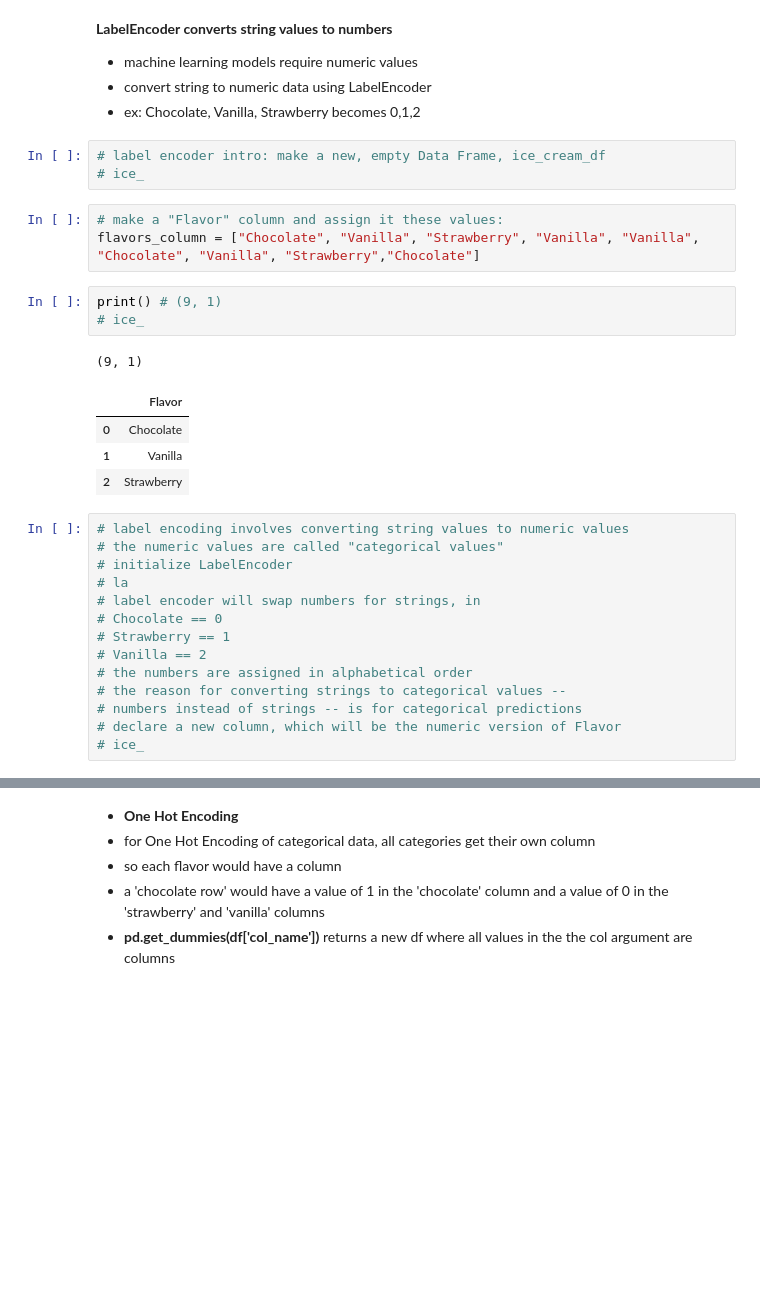
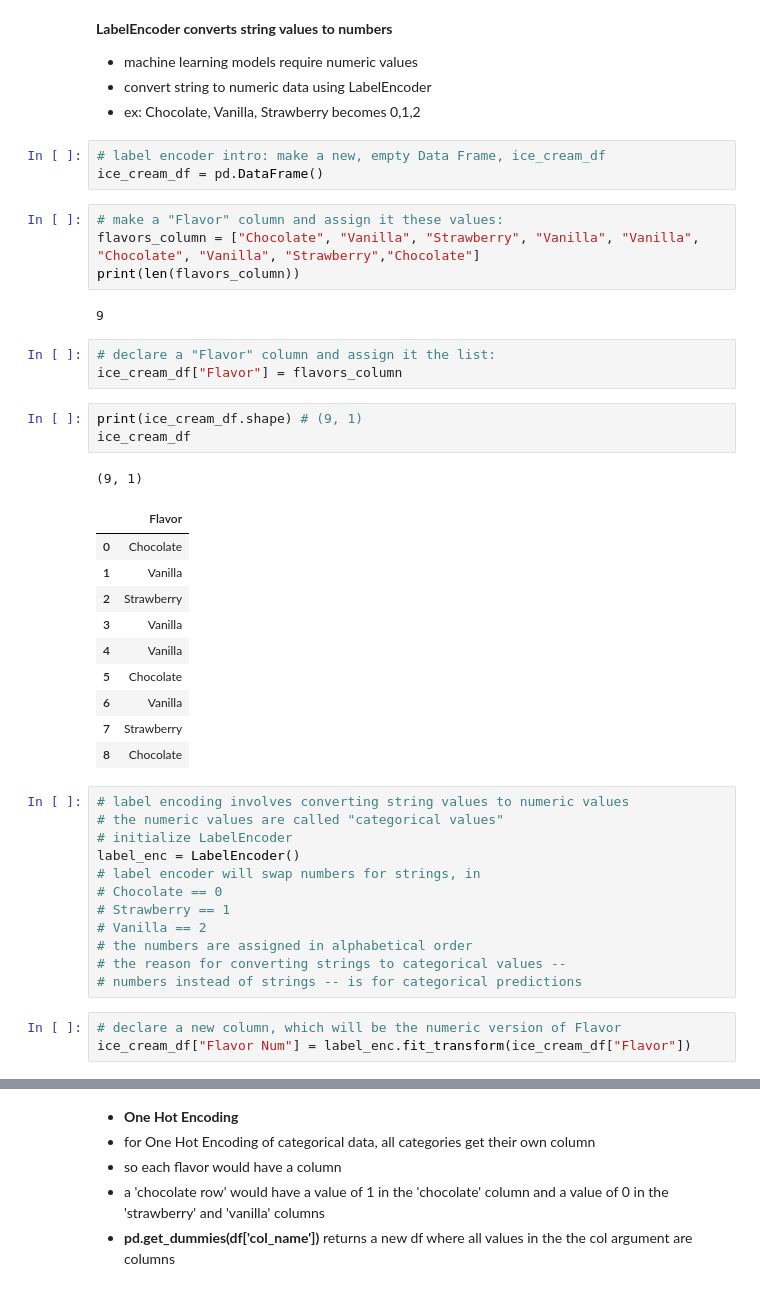
Before and after one commit to brianmccln/Python-Machine-Learning-TMobile-OCt-2025, a Jupyter notebook: __START/_ML_2.5_LogisticRegression_Predict_Employee_Retention_START.ipynb, the cells around one changed output, grey strips where cells are left out. Saved outputs shown, nothing was run; the diff lists cells and outputs as text; blank space fills up the shorter version.

```diff
--- a/__START/_ML_2.5_LogisticRegression_Predict_Employee_Retention_START.ipynb
+++ b/__START/_ML_2.5_LogisticRegression_Predict_Employee_Retention_START.ipynb
@@ -39,24 +42,36 @@ Mounted at /content/drive
 - ex: Chocolate, Vanilla, Strawberry becomes 0,1,2
 # %%
 # label encoder intro: make a new, empty Data Frame, ice_cream_df
-# ice_
+ice_cream_df = pd.DataFrame()
 # %%
 # make a "Flavor" column and assign it these values:
 flavors_column = ["Chocolate", "Vanilla", "Strawberry", "Vanilla", "Vanilla", "Chocolate", "Vanilla", "Strawberry","Chocolate"]
+print(len(flavors_column))
+# %% [output]
+9
+# %%
+# declare a "Flavor" column and assign it the list:
+ice_cream_df["Flavor"] = flavors_column
 # %%
-print() # (9, 1)
-# ice_
+print(ice_cream_df.shape) # (9, 1)
+ice_cream_df
 # %% [output]
 (9, 1)
 |  | Flavor |
 | 0 | Chocolate |
 | 1 | Vanilla |
 | 2 | Strawberry |
+| 3 | Vanilla |
+| 4 | Vanilla |
+| 5 | Chocolate |
+| 6 | Vanilla |
+| 7 | Strawberry |
+| 8 | Chocolate |
 # %%
 # label encoding involves converting string values to numeric values
 # the numeric values are called "categorical values"
 # initialize LabelEncoder
-# la
+label_enc = LabelEncoder()
 # label encoder will swap numbers for strings, in
 # Chocolate == 0
 # Strawberry == 1
@@ -64,6 +79,7 @@ print() # (9, 1)
 # the numbers are assigned in alphabetical order
 # the reason for converting strings to categorical values --
 # numbers instead of strings -- is for categorical predictions
-# declare a new column, which will be the numeric version of Flavor
-# ice_
+# %%
+# declare a new column, which will be the numeric version of Flavor
+ice_cream_df["Flavor Num"] = label_enc.fit_transform(ice_cream_df["Flavor"])
 # %%
```
Also changed, not shown: parts of 24 cells of this notebook.
